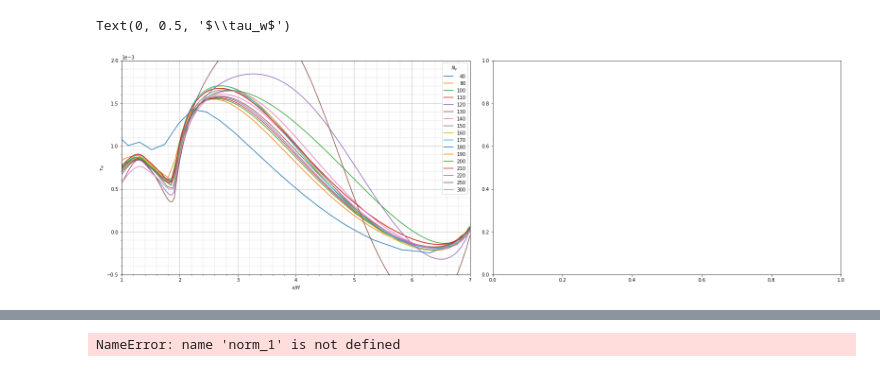
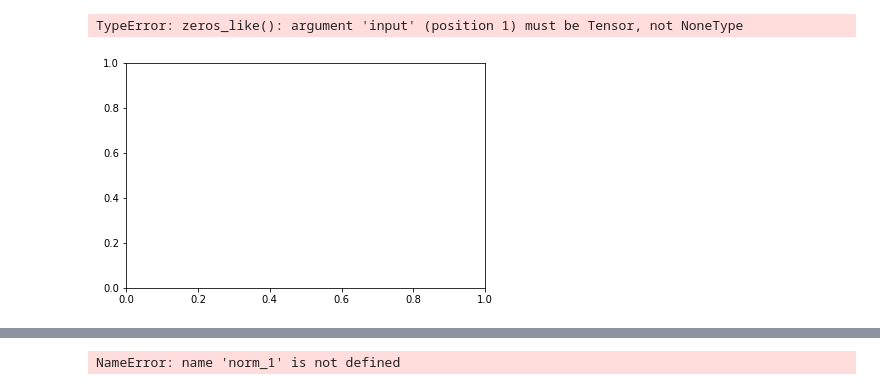
Before and after one commit to leonrccs/data_driven_rans, a Jupyter notebook: notebooks/plotting/mesh_convergence.ipynb, the cells around one changed output, grey strips where cells are left out. Saved outputs shown, nothing was run; the diff lists cells and outputs as text; code cells hidden in the pictures.

```diff
--- a/notebooks/plotting/mesh_convergence.ipynb
+++ b/notebooks/plotting/mesh_convergence.ipynb
@@ -50,0 +331,20 @@ len(folders)
+# %%
+from matplotlib.font_manager import FontProperties
+
+fig, ax = plt.subplots()
+
+font0 = FontProperties()
+alignment = {'horizontalalignment': 'center', 'verticalalignment': 'baseline'}
+# Show family options
+
+families = ['serif', 'sans-serif', 'cursive', 'fantasy', 'monospace']
+
+font1 = font0.copy()
+font1.set_size('large')
+
+font = font0.copy()
+font.set_style('italic')
+font.set_weight('bold')
+font.set_size('medium')
+t = ax.text(-0.4, 0.1, '$bold italic$', fontproperties=font,
+             **alignment)
@@ -56,9 +387,9 @@ cellCenters_list = [None]*len(folders)
 
 # create figure
 nrows = 1
-ncols = 2
+ncols = 1
 # fig, ax = plt.subplots(nrows=nrows, ncols=ncols, figsize = (5.5*ncols, 3.5*nrows), constrained_layout=True)
-fig, ax = plt.subplots(nrows=nrows, ncols=ncols, figsize = (2*5.5*ncols, 2*3.5*nrows), constrained_layout=True)
+fig, ax = plt.subplots(nrows=nrows, ncols=ncols, figsize = (5.5*ncols, 3.5*nrows), constrained_layout=True)
 
 for f, folder in enumerate(folders):
 
@@ -91,48 +422,56 @@ for f, folder in enumerate(folders):
             tangent[i,:] = cellCenters[i+1] - cellCenters[i-1]
 
     # normalize tangents
     tangent = tangent/th.norm(tangent, dim=1).unsqueeze(1)
     normal = tangent[:,[1,0,2]]
     normal[:,0] = -normal[:,0]
 
     # project shear stress onto tangent vector
     shearStressTangential = th.einsum('ij,ij->i', tangent, shearStress)
     shearStressNormal = th.einsum('ij,ij->i', normal, shearStress)
 
     # store shear stresses and cellCenters
     shearStress_list[f] = shearStressTangential
     cellCenters_list[f] = cellCenters
 
     # plot shear stress and set region to plot
-    ax[0].plot(cellCenters[:,0], shearStressTangential)
-    ax[0].set_xlim(interval[case][0])
-    ax[0].set_ylim(interval[case][1])
-#     ax.set_ylim([-0.0005, 0.004])
+    ax.plot(cellCenters[:,0], shearStressTangential)
+    ax.set_xlim(interval[case][0])
+    ax.set_ylim(interval[case][1])
+#     ax.set_xlim([5,6])
+#     ax.set_ylim([-0.0001, 0.0001])
 
 # format ticks
-ax[0].ticklabel_format(axis="y", style="sci", scilimits=(0,0))
+ax.ticklabel_format(axis="y", style="sci", scilimits=(0,0))
 
 # set minor ticks
-ax[0].xaxis.set_minor_locator(AutoMinorLocator())
-ax[0].yaxis.set_minor_locator(AutoMinorLocator())
+ax.xaxis.set_minor_locator(AutoMinorLocator())
+ax.yaxis.set_minor_locator(AutoMinorLocator())
 
 # set grid
-ax[0].grid(which='major')
-ax[0].grid(which='minor', linestyle='--', linewidth=0.4)
+ax.grid(which='major')
+ax.grid(which='minor', linestyle='--', linewidth=0.4)
 
 # set legend and align right
 renderer = fig.canvas.get_renderer()
-shift = max([t.get_window_extent(renderer).width for t in ax[0].legend(refinement_level).get_texts()])
-for t in ax[0].legend(refinement_level, title=r'$N_y$').get_texts():
+shift = max([t.get_window_extent(renderer).width for t in ax.legend(refinement_level).get_texts()])
+for t in ax.legend(refinement_level, title=r'$N_y$').get_texts():
     t.set_ha('right')
     t.set_position((shift,0))
 
 # set labels
-ax[0].set_xlabel(r'$x/H$')
-ax[0].set_ylabel(r'$\tau_w$')
+ax.set_xlabel(r'$x/H$')
+ax.set_ylabel(r'$\tau_w$')
+
+# save fig
+fig_path = '/home/leonriccius/Documents/Leon_MastersThesis/figures_thesis/flow_cases/periodic_hills'
+fig_name = os.sep.join([fig_path, '10595_shearStress.pdf'])
+# plt.savefig(fig_name, format='pdf')
+
+fig.get_size_inches()
 # %% [output]
-Text(0, 0.5, '$\\tau_w$')
+TypeError: zeros_like(): argument 'input' (position 1) must be Tensor, not NoneType
-[figure, old version]
+[figure, new version]
 # %%
 # create figure
 nrows = 1
```
Also changed, not shown: parts of 20 cells of this notebook, 5 other files.
